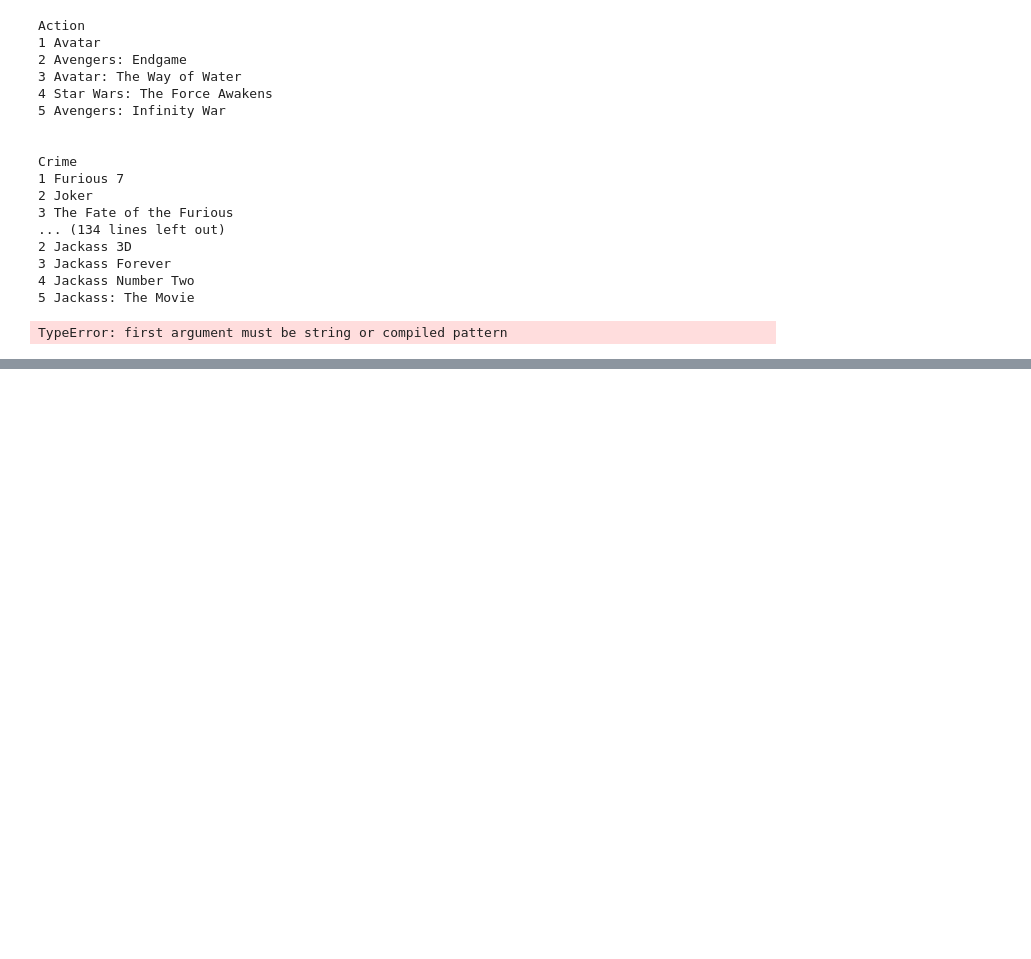
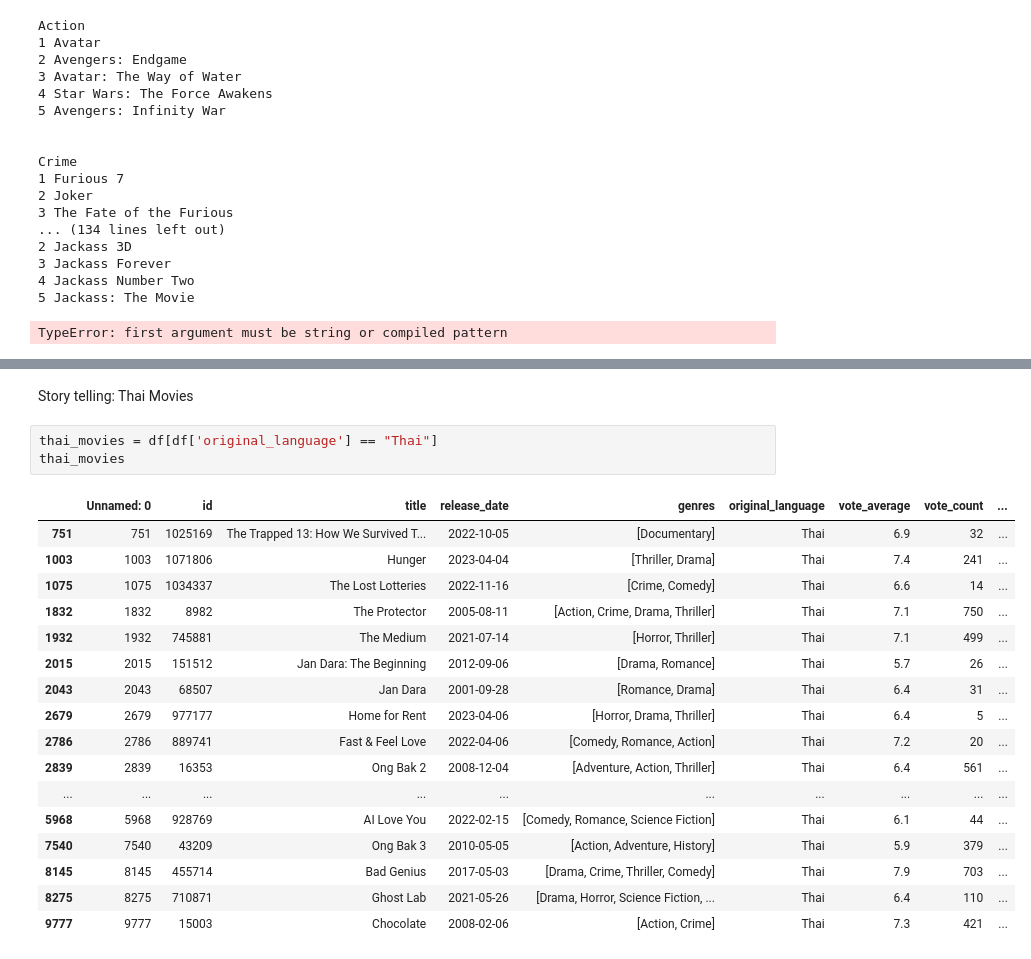
Before and after one commit to tarothanawat/MoviePicks_Project, a Jupyter notebook: data_testing.ipynb, the cells around one changed output, grey strips where cells are left out. Cells and saved outputs as stored; diff of their text form; blank space fills up the shorter version.

```diff
--- a/data_testing.ipynb
+++ b/data_testing.ipynb
@@ -390,0 +421,23 @@ KeyError: 'profit'
+# %% [markdown]
+Story telling: Thai Movies
+# %%
+thai_movies = df[df['original_language'] == "Thai"]
+thai_movies
+# %% [output]
+|  | Unnamed: 0 | id | title | release_date | genres | original_language | vote_average | vote_count | ... |
+| 751 | 751 | 1025169 | The Trapped 13: How We Survived T... | 2022-10-05 | [Documentary] | Thai | 6.9 | 32 | ... |
+| 1003 | 1003 | 1071806 | Hunger | 2023-04-04 | [Thriller, Drama] | Thai | 7.4 | 241 | ... |
+| 1075 | 1075 | 1034337 | The Lost Lotteries | 2022-11-16 | [Crime, Comedy] | Thai | 6.6 | 14 | ... |
+| 1832 | 1832 | 8982 | The Protector | 2005-08-11 | [Action, Crime, Drama, Thriller] | Thai | 7.1 | 750 | ... |
+| 1932 | 1932 | 745881 | The Medium | 2021-07-14 | [Horror, Thriller] | Thai | 7.1 | 499 | ... |
+| 2015 | 2015 | 151512 | Jan Dara: The Beginning | 2012-09-06 | [Drama, Romance] | Thai | 5.7 | 26 | ... |
+| 2043 | 2043 | 68507 | Jan Dara | 2001-09-28 | [Romance, Drama] | Thai | 6.4 | 31 | ... |
+| 2679 | 2679 | 977177 | Home for Rent | 2023-04-06 | [Horror, Drama, Thriller] | Thai | 6.4 | 5 | ... |
+| 2786 | 2786 | 889741 | Fast & Feel Love | 2022-04-06 | [Comedy, Romance, Action] | Thai | 7.2 | 20 | ... |
+| 2839 | 2839 | 16353 | Ong Bak 2 | 2008-12-04 | [Adventure, Action, Thriller] | Thai | 6.4 | 561 | ... |
+| ... | ... | ... | ... | ... | ... | ... | ... | ... | ... |
+| 5968 | 5968 | 928769 | AI Love You | 2022-02-15 | [Comedy, Romance, Science Fiction] | Thai | 6.1 | 44 | ... |
+| 7540 | 7540 | 43209 | Ong Bak 3 | 2010-05-05 | [Action, Adventure, History] | Thai | 5.9 | 379 | ... |
+| 8145 | 8145 | 455714 | Bad Genius | 2017-05-03 | [Drama, Crime, Thriller, Comedy] | Thai | 7.9 | 703 | ... |
+| 8275 | 8275 | 710871 | Ghost Lab | 2021-05-26 | [Drama, Horror, Science Fiction, ... | Thai | 6.4 | 110 | ... |
+| 9777 | 9777 | 15003 | Chocolate | 2008-02-06 | [Action, Crime] | Thai | 7.3 | 421 | ... |
```
Also changed, not shown: parts of 7 cells of this notebook, 1 other file.
